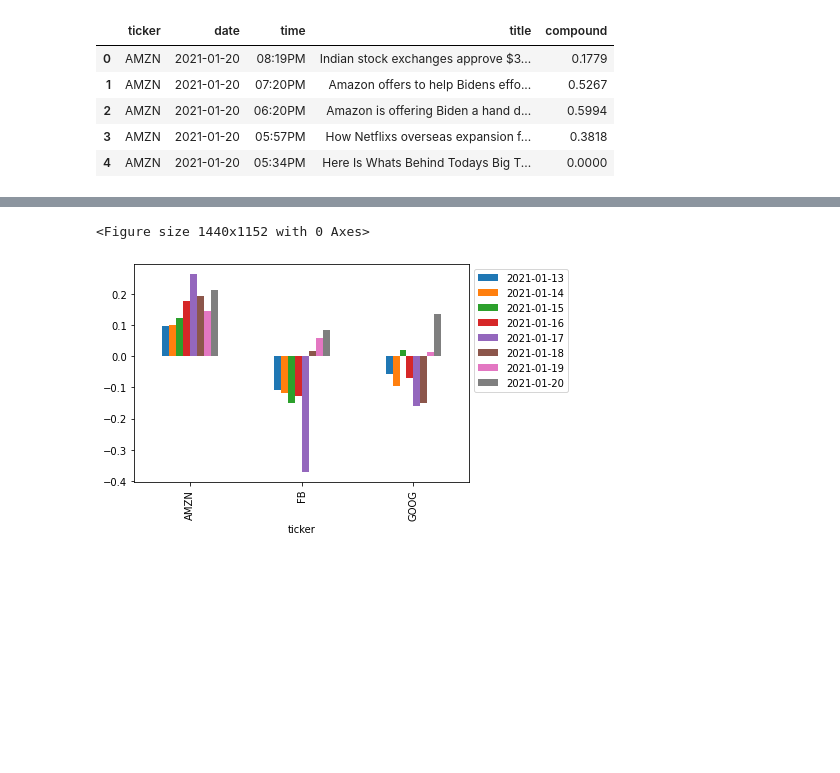
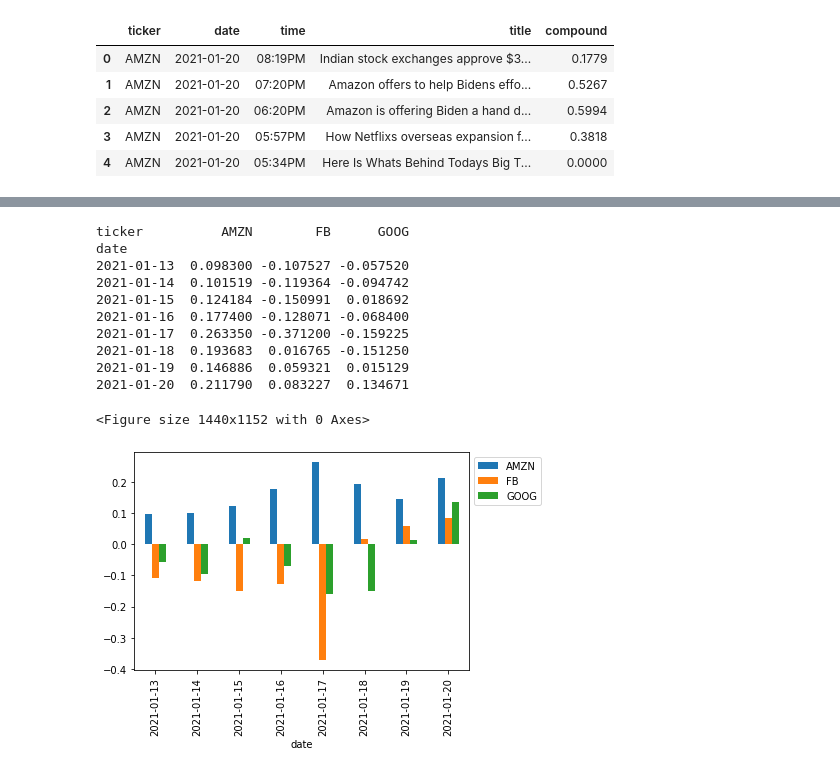
Before and after one commit to Ling-Jun/SentimentAnalysis, a Jupyter notebook: SentimentAnalysis.ipynb, the cells around one changed output, grey strips where cells are left out. Cells and saved outputs as stored; diff of their text form; code cells hidden in the pictures; blank space fills up the shorter version.

Commit message:
update graph

```diff
--- a/SentimentAnalysis.ipynb
+++ b/SentimentAnalysis.ipynb
@@ -119,13 +121,27 @@ df.groupby(['ticker', 'date']).mean().unstack()
 # %%
 plt.figure(figsize=(20,16))
 mean_df = df.groupby(['ticker', 'date']).mean().unstack()
-# compound score, .xs()?
-mean_df = mean_df.xs('compound', axis="columns")
+# print(mean_df)
+
+# .xs(), take cross-section to get rid of the 'compound' from groupby unstacking .unstack()
+mean_df = mean_df.xs('compound', axis="columns").transpose()
+print(mean_df)
+
 mean_df.plot(kind='bar')
 
 #place legend in top right corner
 plt.legend(bbox_to_anchor=(1,1), loc="upper left")
 plt.show()
 # %% [output]
-<Figure size 1440x1152 with 0 Axes>
+ticker          AMZN        FB      GOOG
+date
+2021-01-13  0.098300 -0.107527 -0.057520
+2021-01-14  0.101519 -0.119364 -0.094742
+2021-01-15  0.124184 -0.150991  0.018692
+2021-01-16  0.177400 -0.128071 -0.068400
+2021-01-17  0.263350 -0.371200 -0.159225
+2021-01-18  0.193683  0.016765 -0.151250
+2021-01-19  0.146886  0.059321  0.015129
+2021-01-20  0.211790  0.083227  0.134671
+<Figure size 1440x1152 with 0 Axes>
-[figure, old version]
+[figure, new version]
```
Also changed, not shown: parts of 7 cells of this notebook.
